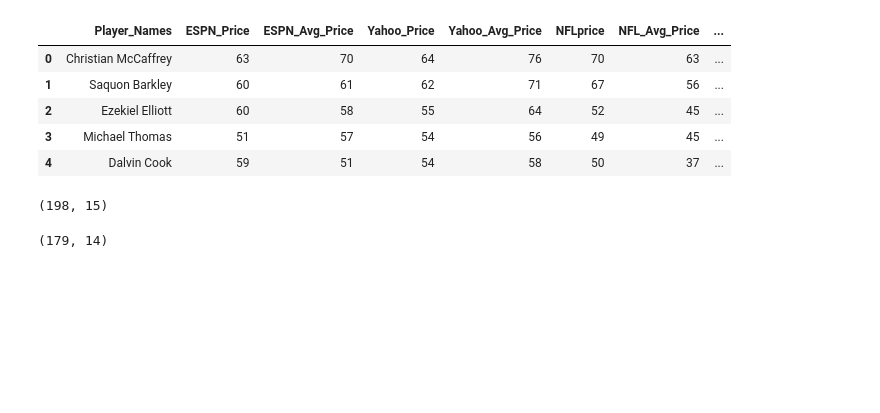
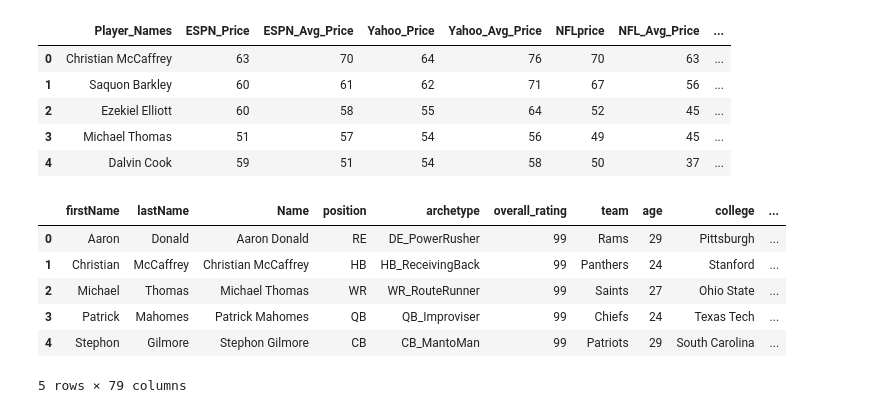
Before and after one commit to nicholas-abad/fantasy-football, a Jupyter notebook: get_baseline_scores.ipynb, the cells around one changed output. Drawn from its saved outputs; the diff is of its cells as text; code cells hidden in the pictures; blank space fills up the shorter version.

```diff
--- a/get_baseline_scores.ipynb
+++ b/get_baseline_scores.ipynb
@@ -35,6 +35,12 @@ data = pd
+# %%
+madden_data.head()
+# %% [output]
+|  | firstName | lastName | Name | position | archetype | overall_rating | team | age | college | ... |
+| 0 | Aaron | Donald | Aaron Donald | RE | DE_PowerRusher | 99 | Rams | 29 | Pittsburgh | ... |
+| 1 | Christian | McCaffrey | Christian McCaffrey | HB | HB_ReceivingBack | 99 | Panthers | 24 | Stanford | ... |
+| 2 | Michael | Thomas | Michael Thomas | WR | WR_RouteRunner | 99 | Saints | 27 | Ohio State | ... |
+| 3 | Patrick | Mahomes | Patrick Mahomes | QB | QB_Improviser | 99 | Chiefs | 24 | Texas Tech | ... |
+| 4 | Stephon | Gilmore | Stephon Gilmore | CB | CB_MantoMan | 99 | Patriots | 29 | South Carolina | ... |
+5 rows × 79 columns
 # %%
 data = pd.merge(actual_data, accumulated_data, left_on="player_names", right_on="Player_Names").drop("Player_Names", axis=1)
-# %%
-data.shape
-# %% [output]
-(198, 15)
@@ -41,7 +49,3 @@ data.shape
 # %%
 # Disregard datapoints where they're kept as Keepers.
 data = data[data['keepers'] != True].drop("keepers", axis=1)
-# %%
-data.shape
-# %% [output]
-(179, 14)
```
Also changed, not shown: parts of 17 cells of this notebook, 1 other file.
